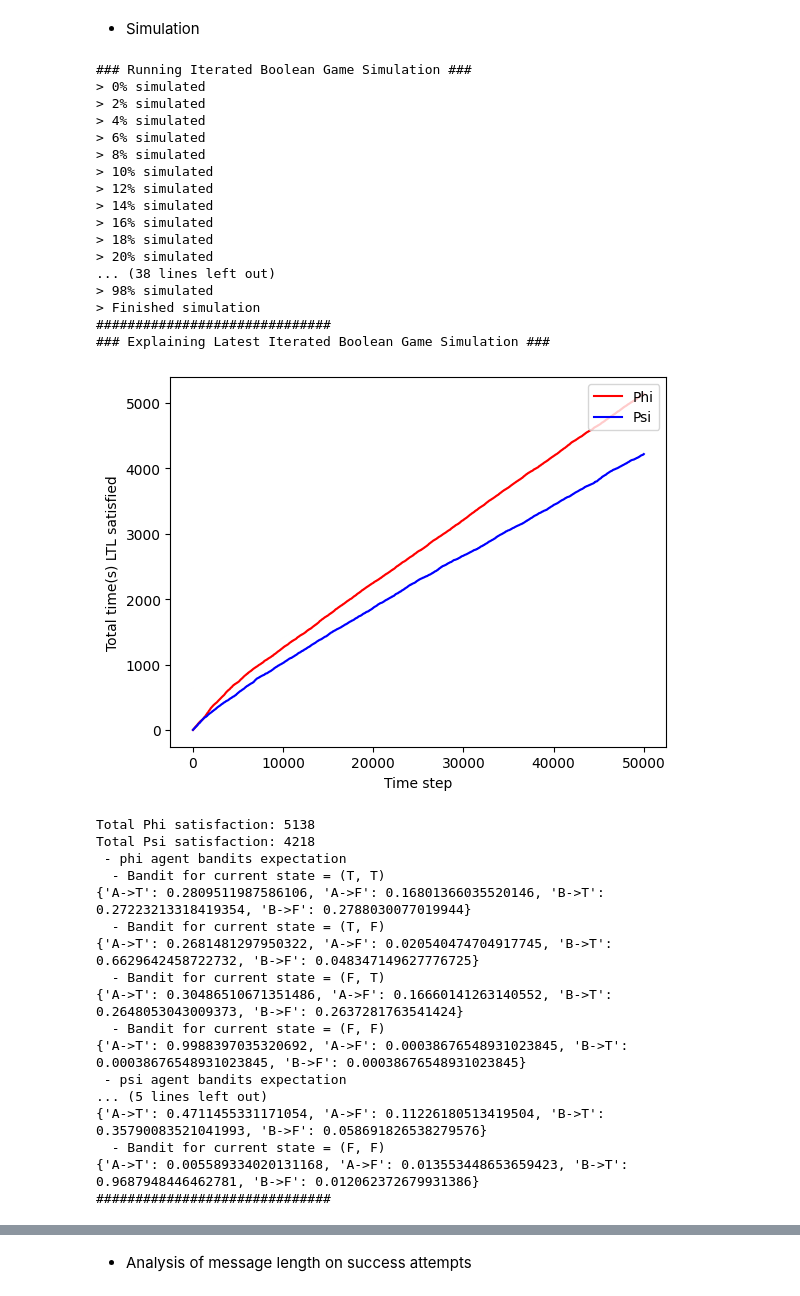
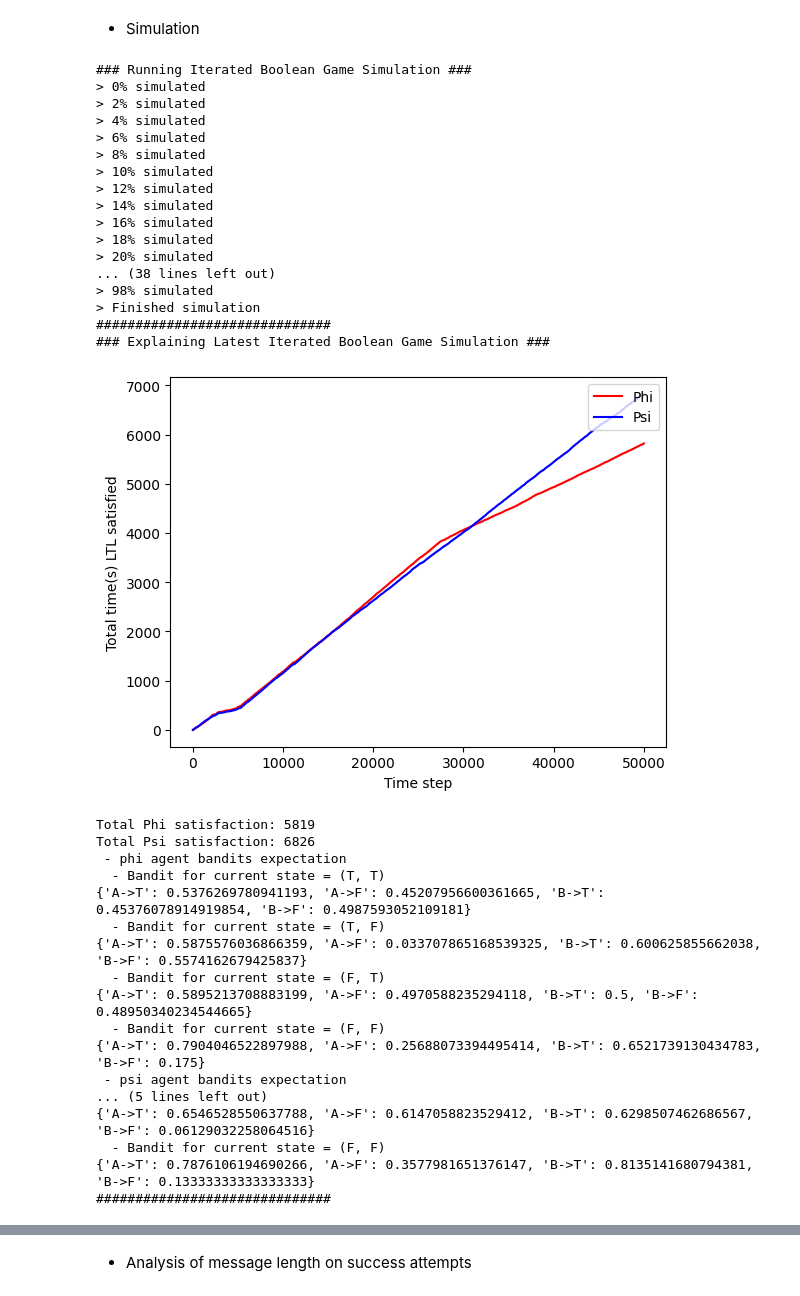
Before and after one commit to ttontoey/cp-indiv-mab, a Jupyter notebook: mab.ipynb, the cells around one changed output, grey strips where cells are left out. Drawn from its saved outputs; the diff is of its cells as text; code cells hidden in the pictures.

```diff
--- a/mab.ipynb
+++ b/mab.ipynb
@@ -675,41 +710,41 @@ plt.show()
 *  Simulation
 # %%
 max_time = 50000
-multiplemab1_sim = sim_mab2(max_time=max_time, learn_policy=LearningPolicy.Softmax(tau=0.1))
+multiplemab1_sim = sim_mab2(max_time=max_time, learn_policy=LearningPolicy.EpsilonGreedy(epsilon=0.1))
 multiplemab1_sim.explain()
 # %% [output]
 ### Running Iterated Boolean Game Simulation ###
 > 0% simulated
 > 2% simulated
 > 4% simulated
 > 6% simulated
 > 8% simulated
 > 10% simulated
 > 12% simulated
 > 14% simulated
 > 16% simulated
 > 18% simulated
 > 20% simulated
 ... (38 lines left out)
 > 98% simulated
 > Finished simulation
 ##############################
 ### Explaining Latest Iterated Boolean Game Simulation ###
-[figure, old version]
+[figure, new version]
-Total Phi satisfaction: 5138
-Total Psi satisfaction: 4218
+Total Phi satisfaction: 5819
+Total Psi satisfaction: 6826
  - phi agent bandits expectation
   - Bandit for current state = (T, T)
-{'A->T': 0.2809511987586106, 'A->F': 0.16801366035520146, 'B->T': 0.27223213318419354, 'B->F': 0.2788030077019944}
+{'A->T': 0.5376269780941193, 'A->F': 0.45207956600361665, 'B->T': 0.45376078914919854, 'B->F': 0.4987593052109181}
   - Bandit for current state = (T, F)
-{'A->T': 0.2681481297950322, 'A->F': 0.020540474704917745, 'B->T': 0.6629642458722732, 'B->F': 0.048347149627776725}
+{'A->T': 0.5875576036866359, 'A->F': 0.033707865168539325, 'B->T': 0.600625855662038, 'B->F': 0.5574162679425837}
   - Bandit for current state = (F, T)
-{'A->T': 0.30486510671351486, 'A->F': 0.16660141263140552, 'B->T': 0.2648053043009373, 'B->F': 0.2637281763541424}
+{'A->T': 0.5895213708883199, 'A->F': 0.4970588235294118, 'B->T': 0.5, 'B->F': 0.48950340234544665}
   - Bandit for current state = (F, F)
-{'A->T': 0.9988397035320692, 'A->F': 0.00038676548931023845, 'B->T': 0.00038676548931023845, 'B->F': 0.00038676548931023845}
+{'A->T': 0.7904046522897988, 'A->F': 0.25688073394495414, 'B->T': 0.6521739130434783, 'B->F': 0.175}
  - psi agent bandits expectation
 ... (5 lines left out)
-{'A->T': 0.4711455331171054, 'A->F': 0.11226180513419504, 'B->T': 0.35790083521041993, 'B->F': 0.058691826538279576}
+{'A->T': 0.6546528550637788, 'A->F': 0.6147058823529412, 'B->T': 0.6298507462686567, 'B->F': 0.06129032258064516}
   - Bandit for current state = (F, F)
-{'A->T': 0.005589334020131168, 'A->F': 0.013553448653659423, 'B->T': 0.9687948446462781, 'B->F': 0.012062372679931386}
+{'A->T': 0.7876106194690266, 'A->F': 0.3577981651376147, 'B->T': 0.8135141680794381, 'B->F': 0.13333333333333333}
 ##############################
```
Also changed, not shown: parts of 33 cells of this notebook.
